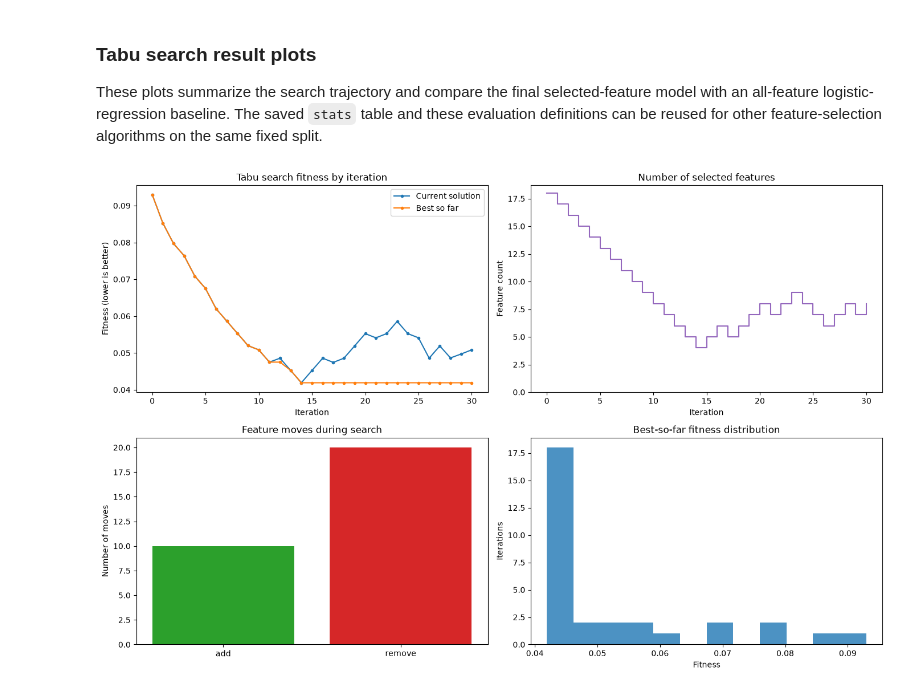
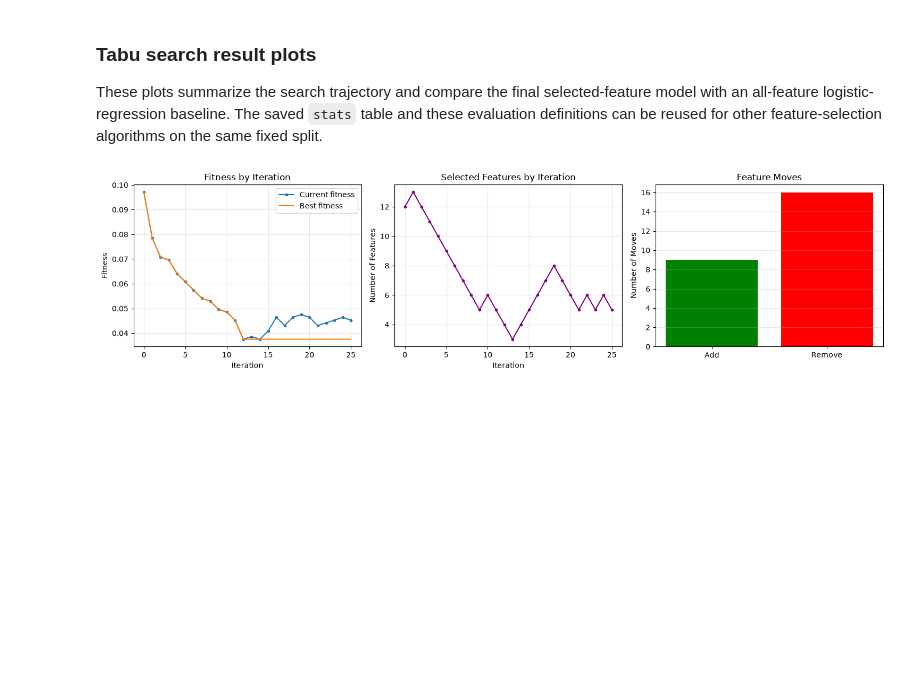
Before and after one commit to elghalbzouriamine/tabu, a Jupyter notebook: datasets.ipynb, the cells around one changed output. Drawn from its saved outputs; the diff is of its cells as text; code cells hidden in the pictures; blank space fills up the shorter version.

Commit message:
Simplify Tabu Search statistics visualizations

```diff
--- a/datasets.ipynb
+++ b/datasets.ipynb
@@ -178,7 +184,8 @@ def tabu_search(fitness, s_init, tenure=5, max_iter=30):
 # Reproducible initial solution
 rng = np.random.default_rng(42)
 s0 = rng.integers(0, 2, size=X_train.shape[1])
-best_s, best_f, hist, best_hist, feature_count_history, move_history = tabu_search(fitness, s0, tenure=5, max_iter=30)
+s0=np.array([0,0,1,0,0,1,0,0,1,0,0,1,0,1,0,1,0,0,1,0,1,0,1,1,0,1,0,0,0,1])
+best_s, best_f, hist, best_hist, feature_count_history, move_history = tabu_search(fitness, s0, tenure=5, max_iter=25)
 
 print("Best fitness:", round(best_f, 4), "| selected features:", int(best_s.sum()))
 print([feature_names[i] for i in np.where(best_s == 1)[0]])
@@ -404,68 +317,40 @@ plt.show()
 ### Tabu search result plots
 These plots summarize the search trajectory and compare the final selected-feature model with an all-feature logistic-regression baseline. The saved `stats` table and these evaluation definitions can be reused for other feature-selection algorithms on the same fixed split.
 # %%
-from sklearn.metrics import roc_curve, precision_recall_curve
-from sklearn.calibration import calibration_curve
 
-iterations = np.arange(len(hist))
-fig, axes = plt.subplots(2, 2, figsize=(14, 9))
-axes[0, 0].plot(iterations, hist, marker="o", ms=3, label="Current solution")
-axes[0, 0].plot(iterations, best_hist, marker=".", label="Best so far")
-axes[0, 0].set(title="Tabu search fitness by iteration", xlabel="Iteration", ylabel="Fitness (lower is better)")
-axes[0, 0].legend()
-axes[0, 1].step(np.arange(len(feature_count_history)), feature_count_history, where="post", color="tab:purple")
-axes[0, 1].set(title="Number of selected features", xlabel="Iteration", ylabel="Feature count")
-axes[0, 1].set_ylim(bottom=0)
+# ---- Tabu Search Statistics ----
 
-if move_history:
-    moved = pd.Series([action for _, action in move_history]).value_counts().reindex(["add", "remove"], fill_value=0)
-    axes[1, 0].bar(moved.index, moved.values, color=["tab:green", "tab:red"])
-    axes[1, 0].set(title="Feature moves during search", ylabel="Number of moves")
-else:
-    axes[1, 0].text(0.5, 0.5, "No moves made", ha="center", va="center")
-    axes[1, 0].set_axis_off()
-axes[1, 1].hist(best_hist, bins=min(12, max(3, len(best_hist))), color="tab:blue", alpha=0.8)
-axes[1, 1].set(title="Best-so-far fitness distribution", xlabel="Fitness", ylabel="Iterations")
-fig.tight_layout()
-plt.show()
+fig, axes = plt.subplots(1, 3, figsize=(15, 4))
 
-# Metric comparison on the same held-out cases. Useful as a standard plot for other algorithms.
-metric_names = ["accuracy", "balanced accuracy", "precision (malignant)",
-                "recall / sensitivity", "specificity", "F1", "ROC AUC",
-                "PR AUC (average precision)"]
-metric_plot = stats.loc[:, metric_names].T
-ax = metric_plot.plot(kind="bar", figsize=(13, 5), ylim=(0, 1.05), rot=25)
-ax.set(title="Holdout performance: selected subset vs all features", ylabel="Score", xlabel="Metric")
-ax.legend(title="Model")
-ax.grid(axis="y", alpha=0.25)
+# 1. Fitness by iteration
+axes[0].plot(hist, label="Current fitness", marker="o", ms=3)
+axes[0].plot(best_hist, label="Best fitness")
+axes[0].set_title("Fitness by Iteration")
+axes[0].set_xlabel("Iteration")
+axes[0].set_ylabel("Fitness")
+axes[0].legend()
+axes[0].grid(alpha=0.3)
+
+# 2. Number of selected features
+axes[1].plot(feature_count_history, color="purple", marker="o", ms=3)
+axes[1].set_title("Selected Features by Iteration")
+axes[1].set_xlabel("Iteration")
+axes[1].set_ylabel("Number of Features")
+axes[1].grid(alpha=0.3)
+
+# 3. Feature moves
+moves = pd.Series([action for _, action in move_history]).value_counts()
+
+axes[2].bar(
+    ["Add", "Remove"],
+    [moves.get("add", 0), moves.get("remove", 0)],
+    color=["green", "red"]
+)
+axes[2].set_title("Feature Moves")
+axes[2].set_ylabel("Number of Moves")
+axes[2].grid(axis="y", alpha=0.3)
+
 plt.tight_layout()
 plt.show()
-
-# Threshold-independent ranking curves and probability calibration.
-y_test_pred = selected_model.predict(X_test[:, selected_idx])
-y_test_prob = selected_model.predict_proba(X_test[:, selected_idx])[:, 1]
-y_full_prob = full_model.predict_proba(X_test)[:, 1]
-fpr_sel, tpr_sel, _ = roc_curve(y_test, y_test_prob)
-fpr_full, tpr_full, _ = roc_curve(y_test, y_full_prob)
-prec_sel, rec_sel, _ = precision_recall_curve(y_test, y_test_prob)
-prec_full, rec_full, _ = precision_recall_curve(y_test, y_full_prob)
-fig, axes = plt.subplots(1, 3, figsize=(16, 4.5))
-axes[0].plot(fpr_sel, tpr_sel, label=f"Tabu subset (AUC={roc_auc_score(y_test, y_test_prob):.3f})")
-axes[0].plot(fpr_full, tpr_full, label=f"All features (AUC={roc_auc_score(y_test, y_full_prob):.3f})")
-axes[0].plot([0, 1], [0, 1], "k--", lw=1)
-axes[0].set(title="ROC curve", xlabel="False positive rate", ylabel="True positive rate")
-axes[0].legend(fontsize=8)
-axes[1].plot(rec_sel, prec_sel, label=f"Tabu subset (AP={average_precision_score(y_test, y_test_prob):.3f})")
-axes[1].plot(rec_full, prec_full, label=f"All features (AP={average_precision_score(y_test, y_full_prob):.3f})")
-axes[1].set(title="Precision–recall curve", xlabel="Recall", ylabel="Precision", xlim=(0, 1), ylim=(0, 1.05))
-axes[1].legend(fontsize=8)
-for prob, label in [(y_test_prob, "Tabu subset"), (y_full_prob, "All features")]:
-    frac_pos, mean_pred = calibration_curve(y_test, prob, n_bins=8, strategy="quantile")
-    axes[2].plot(mean_pred, frac_pos, marker="o", label=label)
-axes[2].plot([0, 1], [0, 1], "k--", lw=1, label="Perfect calibration")
-axes[2].set(title="Calibration curve", xlabel="Mean predicted probability", ylabel="Observed malignant fraction")
-axes[2].legend(fontsize=8)
-fig.tight_layout()
-plt.show()
 # %% [output]
-[figure, old version]
+[figure, new version]
```
Also changed, not shown: parts of 8 cells of this notebook.
